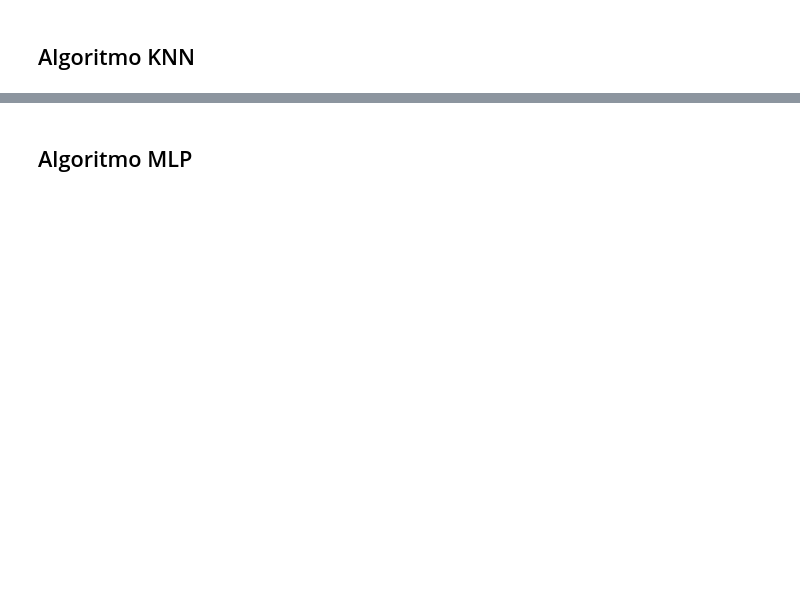
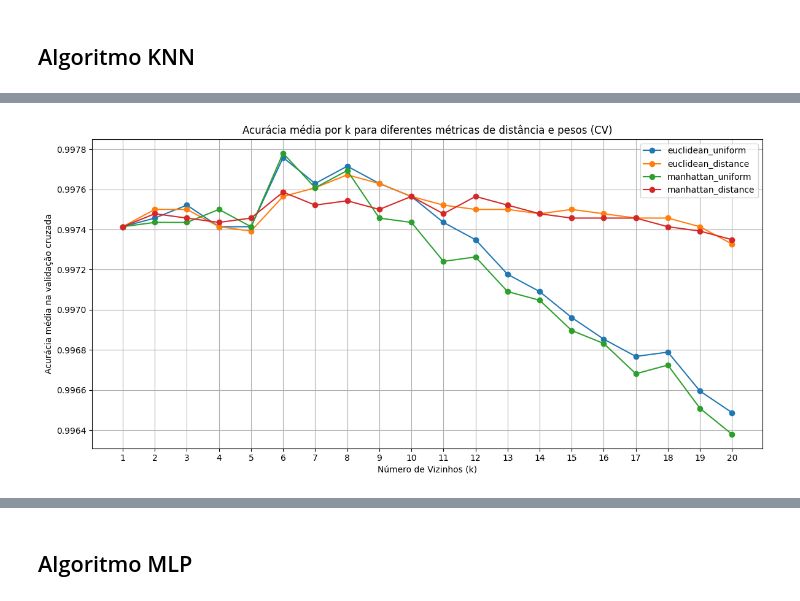
Before and after one commit to melseleghin/rede_neural, a Jupyter notebook: report.ipynb, the cells around one changed output, grey strips where cells are left out. Saved outputs shown, nothing was run; the diff lists cells and outputs as text; code cells hidden in the pictures; blank space fills up the shorter version.

```diff
--- a/report.ipynb
+++ b/report.ipynb
@@ -135,0 +256,16 @@ Dessa forma, decidimos utilizar o KNN para classificação por três motivos pri
+# %%
+param_grid = {
+    'n_neighbors': list(range(1, 21)),
+    'metric': ['euclidean', 'manhattan'],
+    'weights': ['uniform', 'distance']
+}
+
+knn = KNeighborsClassifier()
+
+grid_search = GridSearchCV(knn, param_grid, cv=5, scoring='accuracy', n_jobs=-1, return_train_score=True)
+grid_search.fit(X_train_pca, y_train.values.ravel())
+
+print("Melhores parâmetros encontrados:", grid_search.best_params_)
+print("Melhor acurácia média na validação cruzada:", grid_search.best_score_)
+
+results = pd.DataFrame(grid_search.cv_results_)
@@ -135,0 +279,26 @@ Dessa forma, decidimos utilizar o KNN para classificação por três motivos pri
+# %%
+k_values = list(range(1, 21))
+distances = ['euclidean', 'manhattan']
+weights = ['uniform', 'distance']
+
+plt.figure(figsize=(12, 6))
+
+for dist in distances:
+    for weight in weights:
+        subset = results[
+            (results['param_metric'] == dist) &
+            (results['param_weights'] == weight)
+        ]
+        subset = subset.sort_values('param_n_neighbors')
+        plt.plot(k_values, subset['mean_test_score'], marker='o', label=f'{dist}_{weight}')
+
+plt.title('Acurácia média por k para diferentes métricas de distância e pesos (CV)')
+plt.xlabel('Número de Vizinhos (k)')
+plt.ylabel('Acurácia média na validação cruzada')
+plt.legend()
+plt.grid(True)
+plt.xticks(k_values)
+plt.tight_layout()
+plt.show()
+# %% [output]
+[figure, added]
```
Also changed, not shown: parts of 60 cells of this notebook, 2 other files.
